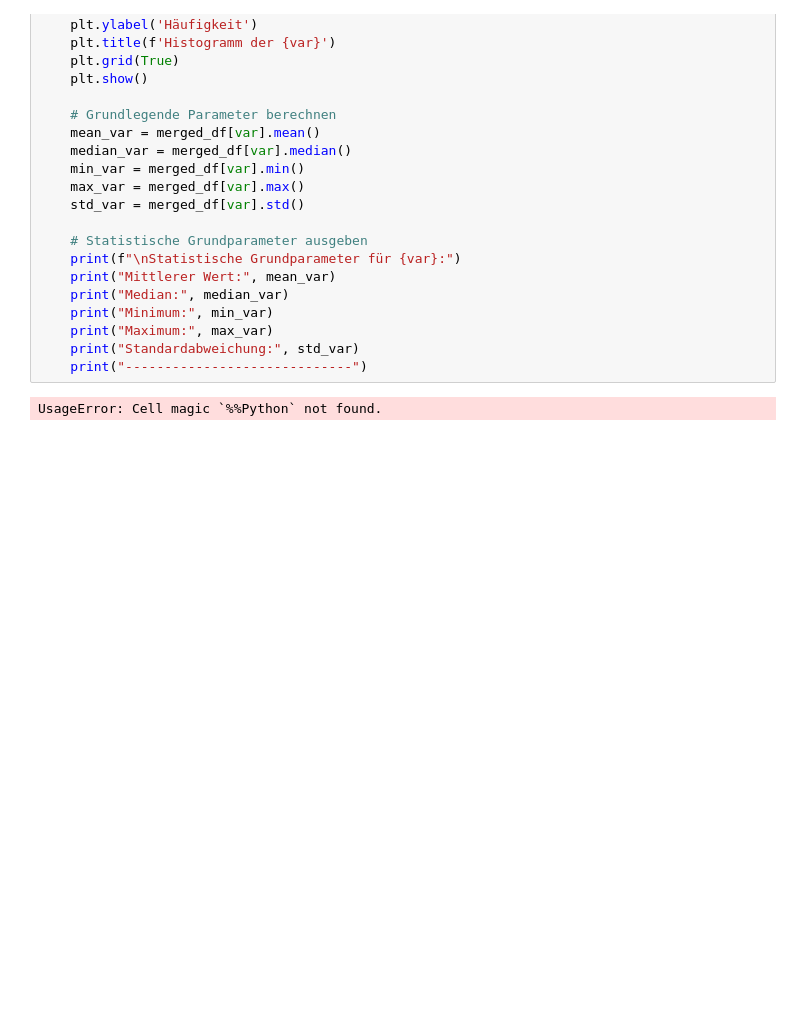
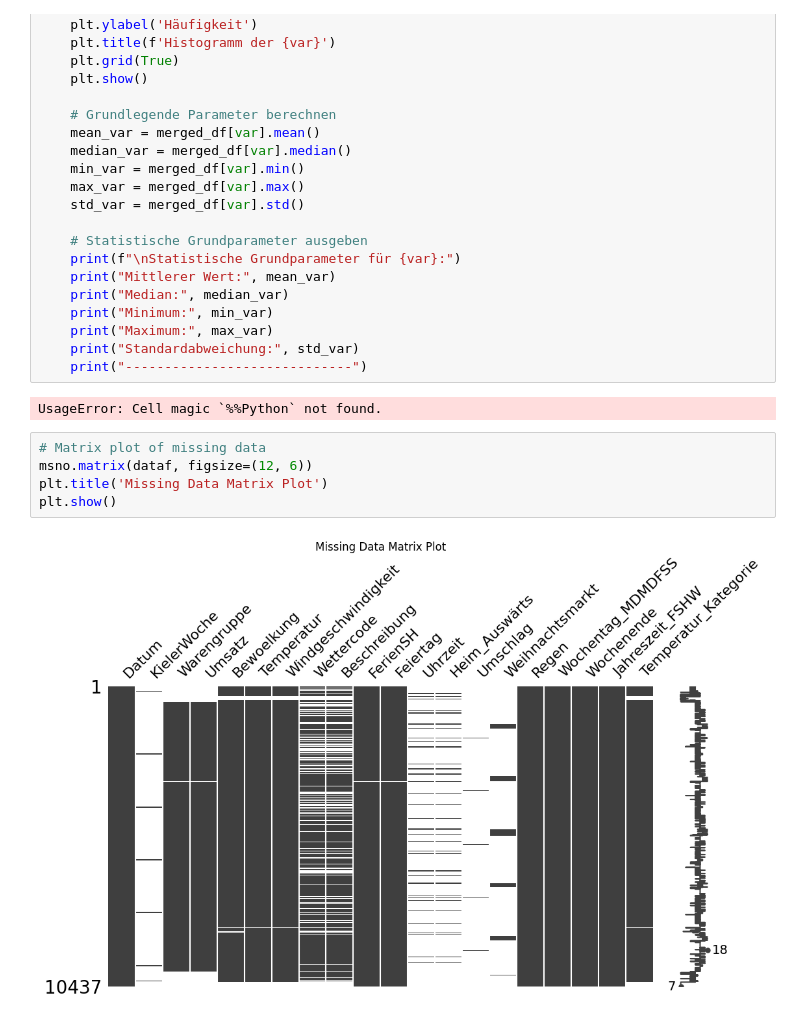
Before and after one commit to FabsenMc/bakery_prediction, a Jupyter notebook: 1_DatasetCharacteristics/Dataset_Characteristics_20240610.ipynb, the cells around one changed output. Cells and saved outputs as stored; diff of their text form; blank space fills up the shorter version.

Commit message:
Start Missing Values ohne Imputation

```diff
--- a/1_DatasetCharacteristics/Dataset_Characteristics_20240610.ipynb
+++ b/1_DatasetCharacteristics/Dataset_Characteristics_20240610.ipynb
@@ -253,3 +255,10 @@ weather_variables = ['Bewoelkung', 'Temperatur', 'Windgeschwindigkeit', 'Wetterc
     print("-----------------------------")
 # %% [output]
 UsageError: Cell magic `%%Python` not found.
+# %%
+# Matrix plot of missing data
+msno.matrix(dataf, figsize=(12, 6))
+plt.title('Missing Data Matrix Plot')
+plt.show()
+# %% [output]
+[figure, added]
```
Also changed, not shown: parts of 3 cells of this notebook.
